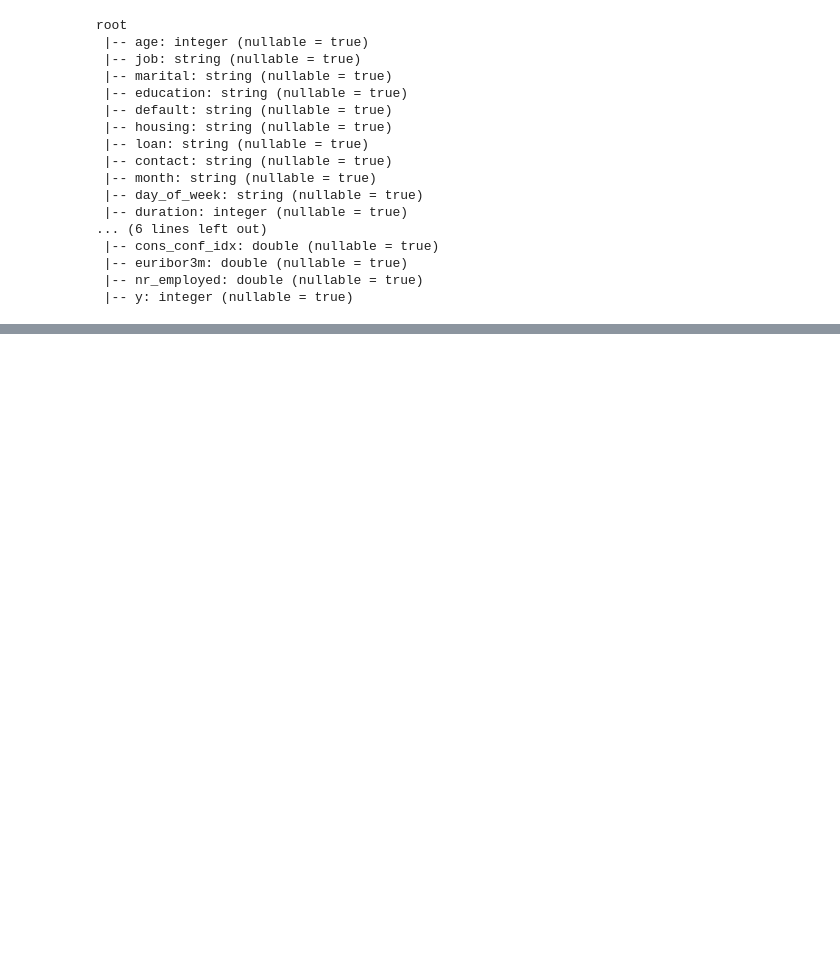
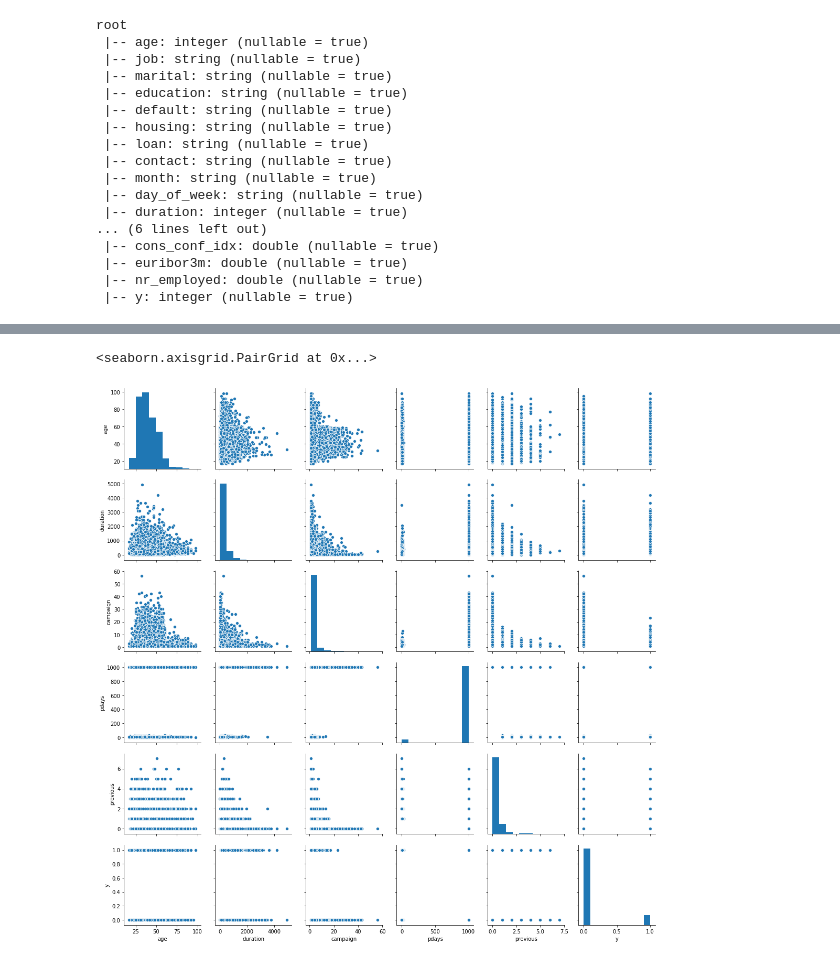
Before and after one commit to stephaniebernhard/binary_classification, a Jupyter notebook: binary_classification.ipynb, the cells around one changed output, grey strips where cells are left out. Saved outputs shown, nothing was run; the diff lists cells and outputs as text; code cells hidden in the pictures; blank space fills up the shorter version.

Commit message:
added scatter plot for correlations in numerical data

```diff
--- a/binary_classification.ipynb
+++ b/binary_classification.ipynb
@@ -29,3 +29,10 @@ root
  |-- euribor3m: double (nullable = true)
  |-- nr_employed: double (nullable = true)
  |-- y: integer (nullable = true)
+# %%
+import pandas as pd
+
+
+# get data statistics
+numeric_features = [t[0] for t in df.dtypes if t[1] == 'int']
+df.select(numeric_features).describe().toPandas().transpose()
@@ -31,0 +48,9 @@ root
+# %%
+import seaborn as sns
+
+
+#plot correlations in numeric features
+sns.pairplot(df.select(numeric_features).toPandas())
+# %% [output]
+<seaborn.axisgrid.PairGrid at 0x...>
+[figure, added]
```
Also changed, not shown: parts of 1 cell of this notebook.
